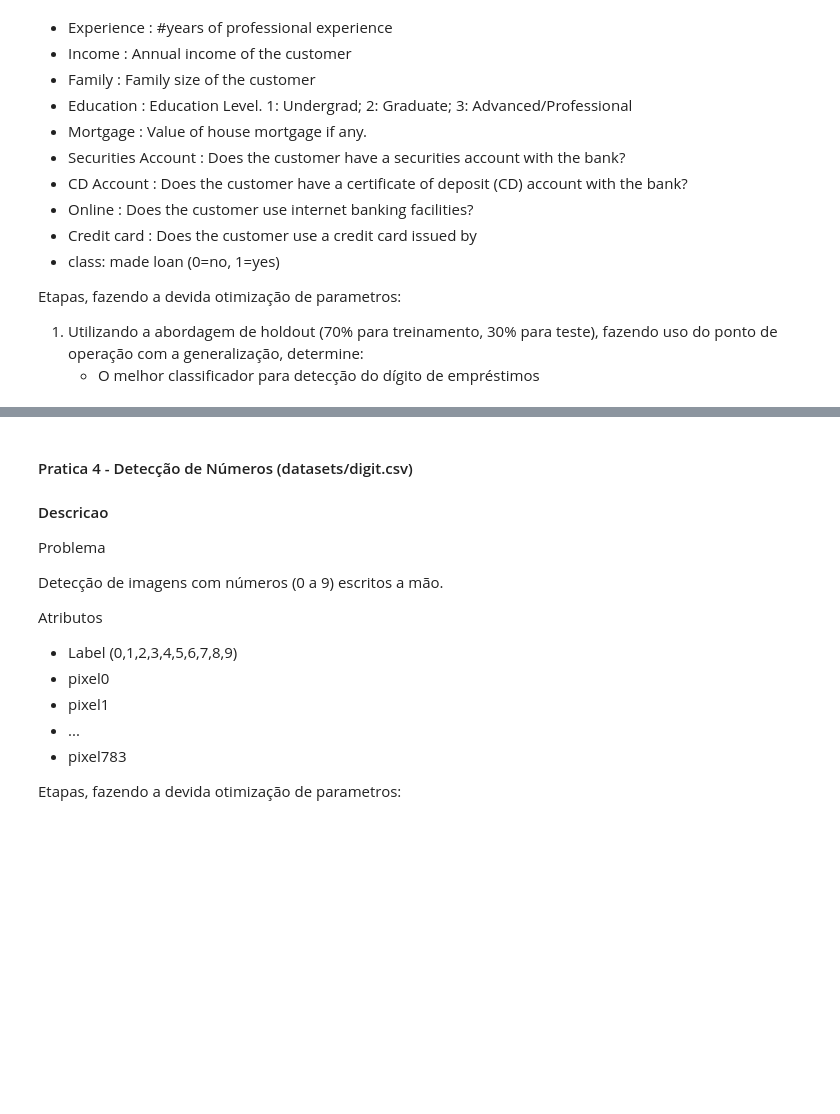
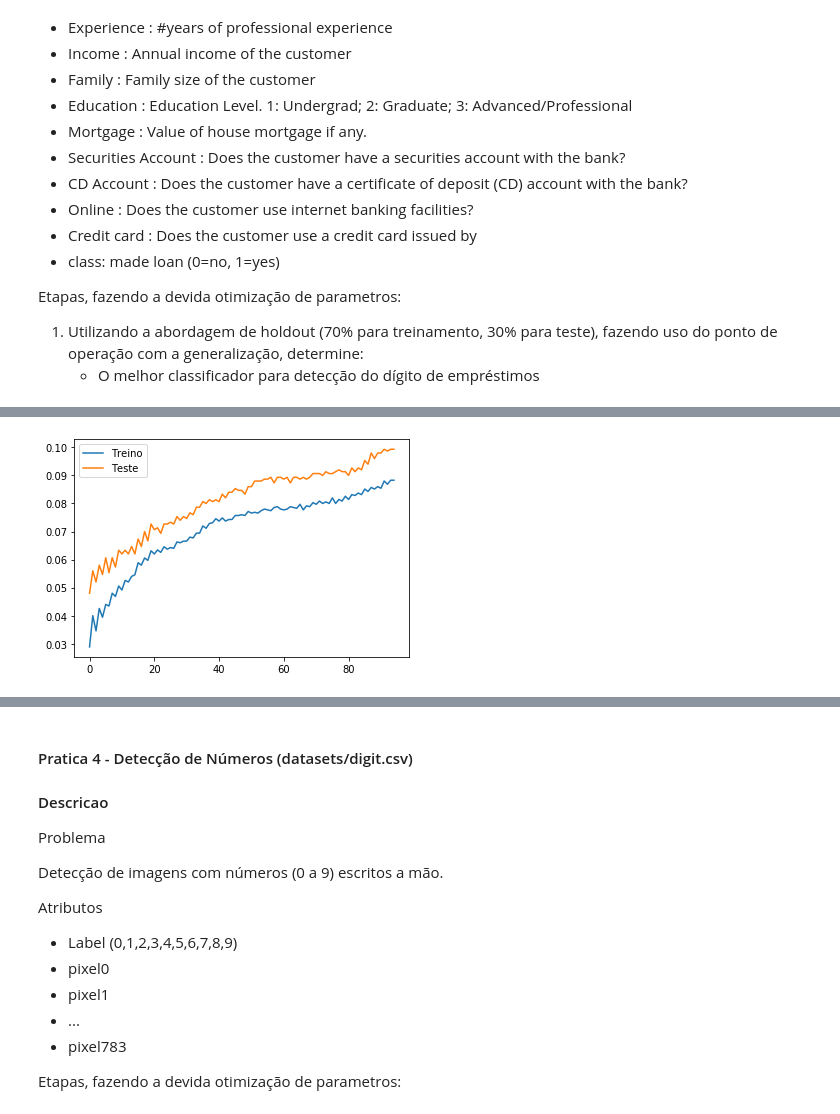
Before and after one commit to AleBark/Data-Mining-Basics, a Jupyter notebook: list_04/ex_04.ipynb, the cells around one changed output, grey strips where cells are left out. Cells and saved outputs as stored; diff of their text form; code cells hidden in the pictures; blank space fills up the shorter version.

```diff
--- a/list_04/ex_04.ipynb
+++ b/list_04/ex_04.ipynb
@@ -365,0 +458,24 @@ df.describe()
+# %%
+listaAccTreino = []
+listaAccTeste = []
+
+for neighbor in range(5,100,1):
+
+    knn = KNeighborsClassifier(n_neighbors = neighbor)
+    knn.fit(featuresTreino, labelTreino)
+
+    predicaoKnnTreino = knn.predict(featuresTreino)
+    accTreino = accuracy_score(labelTreino, predicaoKnnTreino)
+
+    predicaoKnnTeste = knn.predict(featuresTeste)
+    accTeste = accuracy_score(labelTeste, predicaoKnnTeste)
+
+    listaAccTreino.append(1-accTreino)
+    listaAccTeste.append(1-accTeste)
+# %%
+plt.plot(listaAccTreino)
+plt.plot(listaAccTeste)
+plt.legend(['Treino', 'Teste'])
+plt.show()
+# %% [output]
+[figure, added]
```
Also changed, not shown: parts of 24 cells of this notebook.
